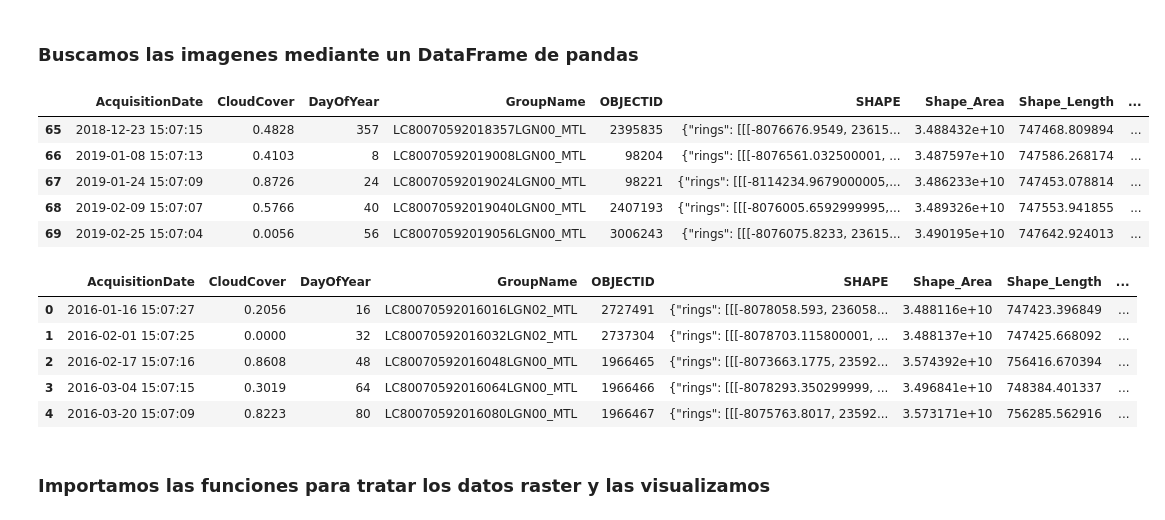
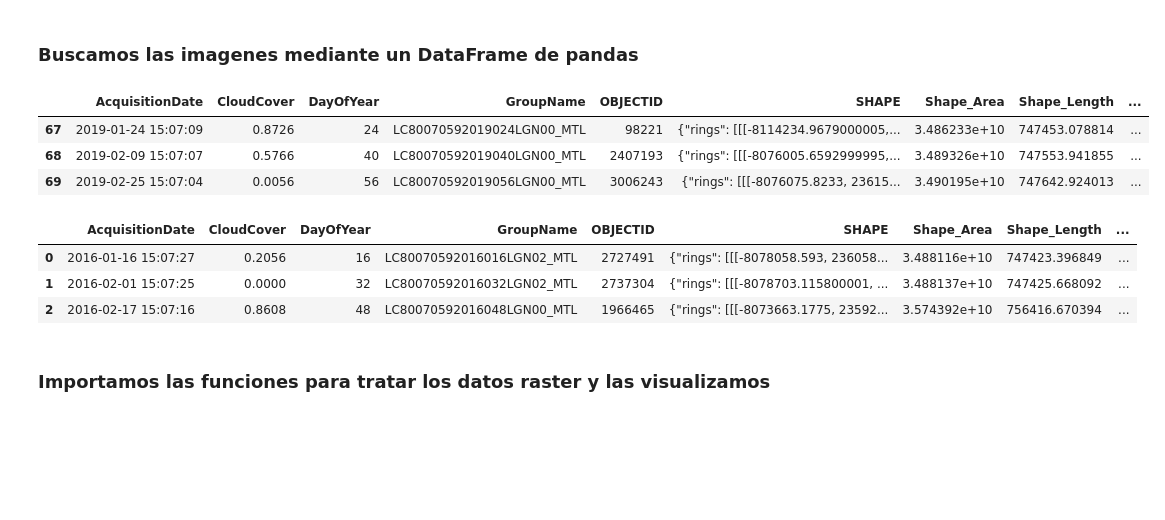
Before and after one commit to GeoGeeks/Api_Python_for_ArcGIS_dev2019, a Jupyter notebook: Imagenes satelitales deforestación en el Caqueta.ipynb, the cells around one changed output. Cells and saved outputs as stored; diff of their text form; code cells hidden in the pictures; blank space fills up the shorter version.

```diff
--- a/Imagenes satelitales deforestación en el Caqueta.ipynb
+++ b/Imagenes satelitales deforestación en el Caqueta.ipynb
@@ -50,32 +50,28 @@ landsat.extent = aoi
 # %%
 #buscamos imagenes
 import pandas as pd
 from datetime import datetime
 
 selected = landsat.filter_by(where="(Category = 1)",
                              time=[datetime(2016, 1, 15), datetime(2019, 3, 1)],
                              geometry=arcgis.geometry.filters.intersects(aoi))
 
 df = selected.query(out_fields="AcquisitionDate, GroupName, CloudCover, DayOfYear,dataset_id",
                     order_by_fields="AcquisitionDate").sdf
 df['AcquisitionDate'] = pd.to_datetime(df['AcquisitionDate'], unit='ms')
-df.tail()
+df.tail(3)
 # %% [output]
 |  | AcquisitionDate | CloudCover | DayOfYear | GroupName | OBJECTID | SHAPE | Shape_Area | Shape_Length | ... |
-| 65 | 2018-12-23 15:07:15 | 0.4828 | 357 | LC80070592018357LGN00_MTL | 2395835 | {"rings": [[[-8076676.9549, 23615... | 3.488432e+10 | 747468.809894 | ... |
-| 66 | 2019-01-08 15:07:13 | 0.4103 | 8 | LC80070592019008LGN00_MTL | 98204 | {"rings": [[[-8076561.032500001, ... | 3.487597e+10 | 747586.268174 | ... |
 | 67 | 2019-01-24 15:07:09 | 0.8726 | 24 | LC80070592019024LGN00_MTL | 98221 | {"rings": [[[-8114234.9679000005,... | 3.486233e+10 | 747453.078814 | ... |
 | 68 | 2019-02-09 15:07:07 | 0.5766 | 40 | LC80070592019040LGN00_MTL | 2407193 | {"rings": [[[-8076005.6592999995,... | 3.489326e+10 | 747553.941855 | ... |
 | 69 | 2019-02-25 15:07:04 | 0.0056 | 56 | LC80070592019056LGN00_MTL | 3006243 | {"rings": [[[-8076075.8233, 23615... | 3.490195e+10 | 747642.924013 | ... |
 # %%
-df.head()
+df.head(3)
 # %% [output]
 |  | AcquisitionDate | CloudCover | DayOfYear | GroupName | OBJECTID | SHAPE | Shape_Area | Shape_Length | ... |
 | 0 | 2016-01-16 15:07:27 | 0.2056 | 16 | LC80070592016016LGN02_MTL | 2727491 | {"rings": [[[-8078058.593, 236058... | 3.488116e+10 | 747423.396849 | ... |
 | 1 | 2016-02-01 15:07:25 | 0.0000 | 32 | LC80070592016032LGN02_MTL | 2737304 | {"rings": [[[-8078703.115800001, ... | 3.488137e+10 | 747425.668092 | ... |
 | 2 | 2016-02-17 15:07:16 | 0.8608 | 48 | LC80070592016048LGN00_MTL | 1966465 | {"rings": [[[-8073663.1775, 23592... | 3.574392e+10 | 756416.670394 | ... |
-| 3 | 2016-03-04 15:07:15 | 0.3019 | 64 | LC80070592016064LGN00_MTL | 1966466 | {"rings": [[[-8078293.350299999, ... | 3.496841e+10 | 748384.401337 | ... |
-| 4 | 2016-03-20 15:07:09 | 0.8223 | 80 | LC80070592016080LGN00_MTL | 1966467 | {"rings": [[[-8075763.8017, 23592... | 3.573171e+10 | 756285.562916 | ... |
 # %%
 #guardamos las imagenes
 raster2019 = landsat.filter_by("GroupName='LC80070592019056LGN00_MTL'") #02 25 2019
```
Also changed, not shown: parts of 16 cells of this notebook, 30 other files.
